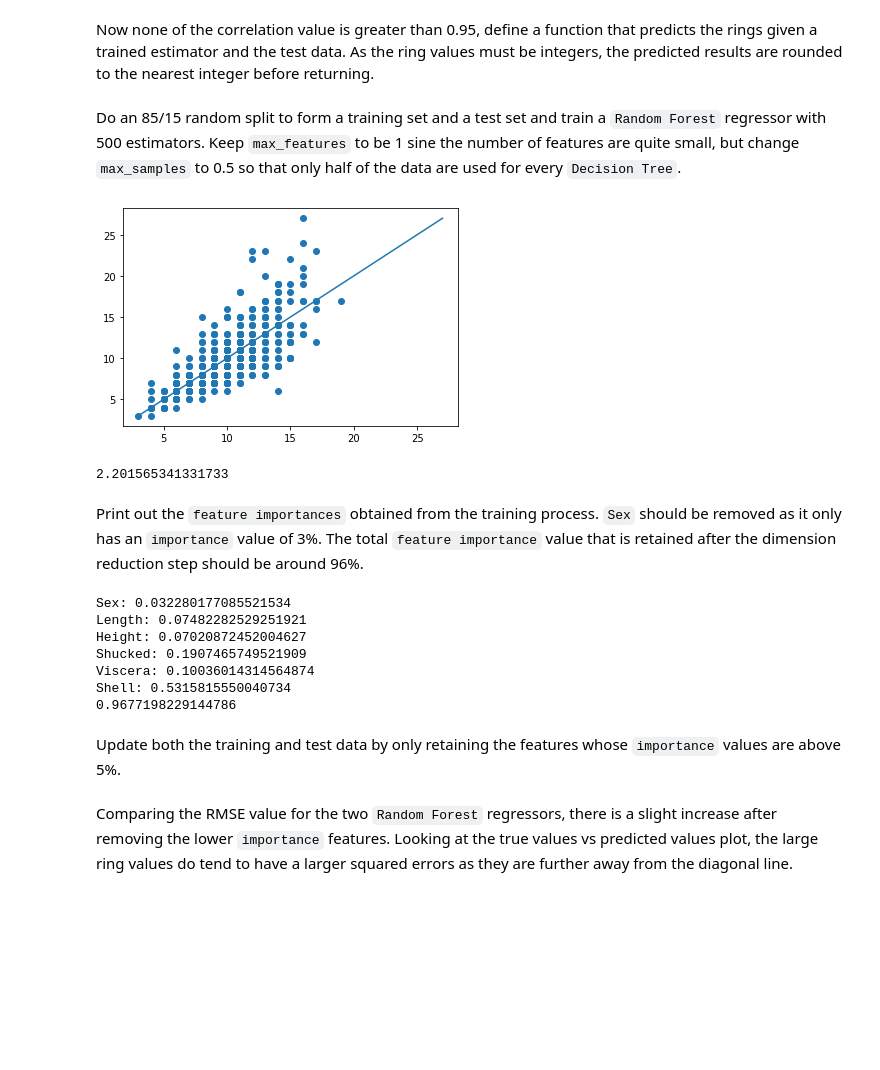
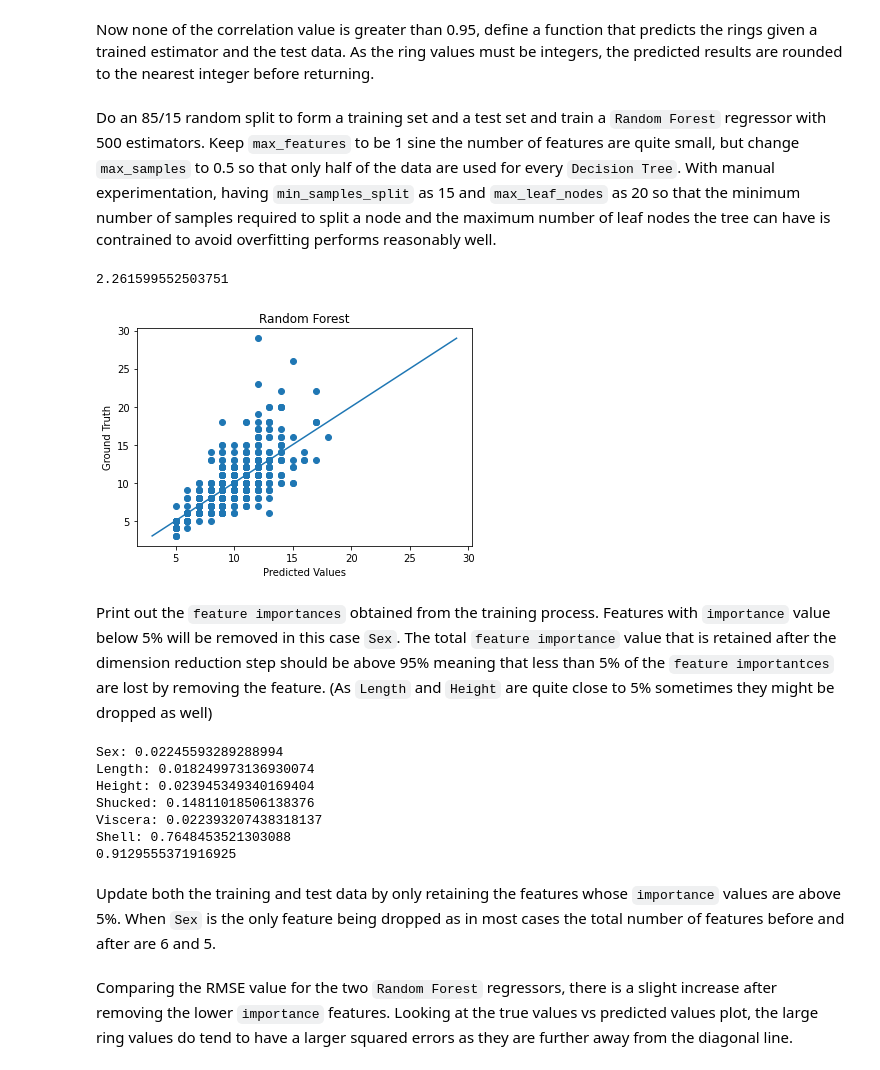
Before and after one commit to Kaiqi-Liang/CITS5508-Labs, a Jupyter notebook: labs/lab04/lab04.ipynb, the cells around one changed output. Drawn from its saved outputs; the diff is of its cells as text; code cells hidden in the pictures; blank space fills up the shorter version.

```diff
--- a/labs/lab04/lab04.ipynb
+++ b/labs/lab04/lab04.ipynb
@@ -87,12 +93,12 @@ Define a function to report RMSE given the ground truth and predicted values and
 # %%
 from sklearn.metrics import mean_squared_error
-from matplotlib.pyplot import scatter, plot
+from matplotlib import pyplot
 from numpy import linspace
-def rmse_report(y_true: ndarray, y_pred: ndarray) -> float:
-	scatter(y_pred, y_true)
+def rmse_report(y_true: ndarray, y_pred: ndarray, title: str) -> float:
+	pyplot.scatter(y_pred, y_true)
 	x = linspace(y_true.min(), y_true.max())
-	plot(x, x)
-	savefig("scatter_plot")
-	show()
+	pyplot.plot(x, x)
+	pyplot.xlabel('Predicted Values')
+	pyplot.title(title)
 	return mean_squared_error(y_true, y_pred, squared=False)
 # %% [markdown]
@@ -167,7 +184,7 @@ data[data.columns[:-1]].corr()
 # %% [markdown]
 Looking at the scatter plot, features 1, 2 and 4, 5 are strongly correlated linearly. Consulting the correlation matrix they all have a value greater than 0.96. Feature 4 is also linearly correlated to 6 and 7, however the correlations are weaker between 5, 6 and 7, so features 2 and 4 will be dropped.
 # %%
-data.drop(columns=[2, 4], inplace=True)
+data_cleaning(data, [2, 4])
 data_visualisation(data)
 data[data.columns[:-1]].corr()
 # %% [output]
@@ -186,33 +203,34 @@ from sklearn.base import BaseEstimator
 def predict_rings(estimator: BaseEstimator, x_test) -> list:
 	return list(map(round, estimator.predict(x_test)))
 # %% [markdown]
-Do an 85/15 random split to form a training set and a test set and train a `Random Forest` regressor with 500 estimators. Keep `max_features` to be 1 sine the number of features are quite small, but change `max_samples` to 0.5 so that only half of the data are used for every `Decision Tree`.
+Do an 85/15 random split to form a training set and a test set and train a `Random Forest` regressor with 500 estimators. Keep `max_features` to be 1 sine the number of features are quite small, but change `max_samples` to 0.5 so that only half of the data are used for every `Decision Tree`. With manual experimentation, having `min_samples_split` as 15 and `max_leaf_nodes` as 20 so that the minimum number of samples required to split a node and the maximum number of leaf nodes the tree can have is contrained to avoid overfitting performs reasonably well.
 # %%
 from sklearn.ensemble import RandomForestRegressor
 x_train, x_test, y_train, y_test = train_test_split(data[data.columns[:-1]], data.iloc[:, -1], test_size=0.15)
-forest = RandomForestRegressor(500, max_samples=0.5, n_jobs=-1, random_state=42)
+forest = RandomForestRegressor(500, min_samples_split=15, max_leaf_nodes=20, max_samples=0.5, n_jobs=-1, random_state=42)
 forest.fit(x_train, y_train)
-rmse_report(y_test, predict_rings(forest, x_test))
+pyplot.ylabel('Ground Truth')
+rmse_report(y_test, predict_rings(forest, x_test), 'Random Forest')
 # %% [output]
+2.261599552503751
-[figure, old version]
+[figure, new version]
-2.201565341331733
 # %% [markdown]
-Print out the `feature importances` obtained from the training process. `Sex` should be removed as it only has an `importance` value of 3%. The total `feature importance` value that is retained after the dimension reduction step should be around 96%.
+Print out the `feature importances` obtained from the training process. Features with `importance` value below 5% will be removed in this case `Sex`. The total `feature importance` value that is retained after the dimension reduction step should be above 95% meaning that less than 5% of the `feature importantces` are lost by removing the feature. (As `Length` and `Height` are quite close to 5% sometimes they might be dropped as well)
 # %%
 feature_importances = forest.feature_importances_
 for name, feature_importance in zip(x_train.columns.map(lambda i: ['Sex', 'Length', 'Diameter', 'Height', 'Whole', 'Shucked', 'Viscera', 'Shell', 'Rings'][i]), feature_importances):
 	print(f'{name}: {feature_importance}')
 print(sum(filter(lambda feature_importance: feature_importance > 0.05, feature_importances)))
 # %% [output]
-Sex: 0.032280177085521534
-Length: 0.07482282529251921
-Height: 0.07020872452004627
-Shucked: 0.1907465749521909
-Viscera: 0.10036014314564874
-Shell: 0.5315815550040734
-0.9677198229144786
+Sex: 0.02245593289288994
+Length: 0.018249973136930074
+Height: 0.023945349340169404
+Shucked: 0.14811018506138376
+Viscera: 0.022393207438318137
+Shell: 0.7648453521303088
+0.9129555371916925
 # %% [markdown]
-Update both the training and test data by only retaining the features whose `importance` values are above 5%.
+Update both the training and test data by only retaining the features whose `importance` values are above 5%. When `Sex` is the only feature being dropped as in most cases the total number of features before and after are 6 and 5.
 # %%
 from sklearn.feature_selection import SelectFromModel
 selector = SelectFromModel(forest, threshold=0.05, prefit=True)
```
Also changed, not shown: parts of 11 cells of this notebook.
